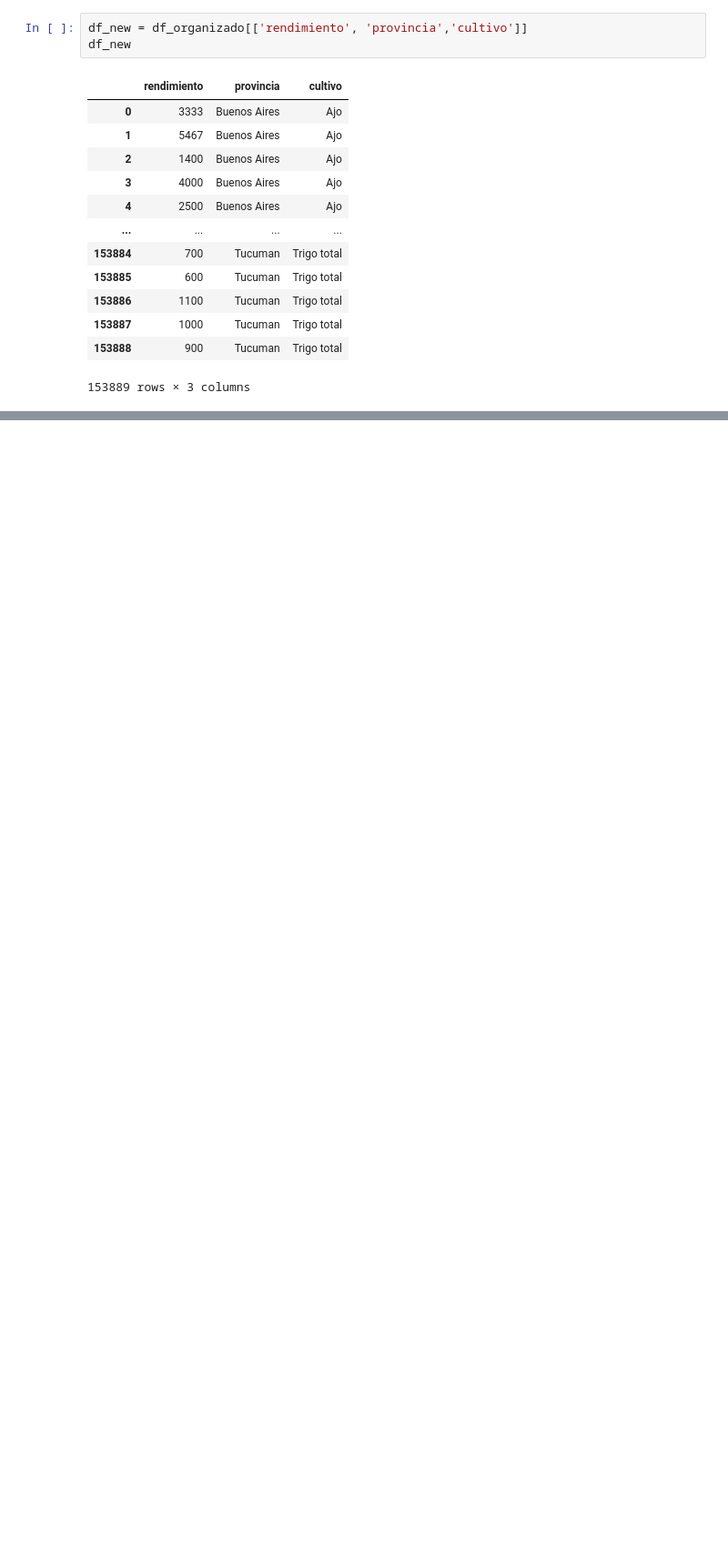
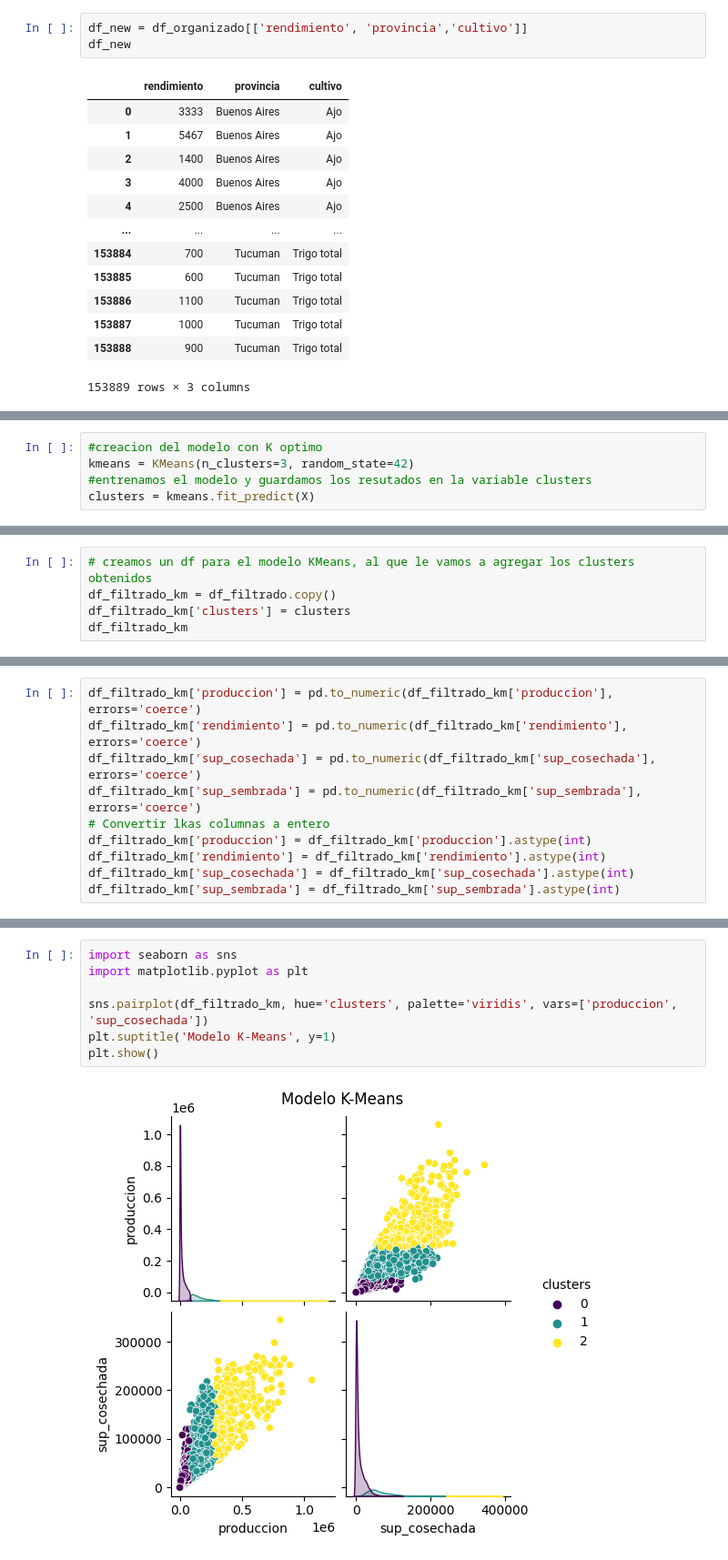
Before and after one commit to IvanGonzal0/Proyecto_Final_BigData, a Jupyter notebook: Final_BigData_IvanGonzaloTapia.ipynb, the cells around one changed output, grey strips where cells are left out. Shown at 91% size. Cells and saved outputs as stored; diff of their text form; blank space fills up the shorter version.

```diff
--- a/Final_BigData_IvanGonzaloTapia.ipynb
+++ b/Final_BigData_IvanGonzaloTapia.ipynb
@@ -395,0 +517,5 @@ df_new
+# %%
+#creacion del modelo con K optimo
+kmeans = KMeans(n_clusters=3, random_state=42)
+#entrenamos el modelo y guardamos los resutados en la variable clusters
+clusters = kmeans.fit_predict(X)
@@ -395,0 +524,5 @@ df_new
+# %%
+# creamos un df para el modelo KMeans, al que le vamos a agregar los clusters obtenidos
+df_filtrado_km = df_filtrado.copy()
+df_filtrado_km['clusters'] = clusters
+df_filtrado_km
@@ -395,0 +536,10 @@ df_new
+# %%
+df_filtrado_km['produccion'] = pd.to_numeric(df_filtrado_km['produccion'], errors='coerce')
+df_filtrado_km['rendimiento'] = pd.to_numeric(df_filtrado_km['rendimiento'], errors='coerce')
+df_filtrado_km['sup_cosechada'] = pd.to_numeric(df_filtrado_km['sup_cosechada'], errors='coerce')
+df_filtrado_km['sup_sembrada'] = pd.to_numeric(df_filtrado_km['sup_sembrada'], errors='coerce')
+# Convertir lkas columnas a entero
+df_filtrado_km['produccion'] = df_filtrado_km['produccion'].astype(int)
+df_filtrado_km['rendimiento'] = df_filtrado_km['rendimiento'].astype(int)
+df_filtrado_km['sup_cosechada'] = df_filtrado_km['sup_cosechada'].astype(int)
+df_filtrado_km['sup_sembrada'] = df_filtrado_km['sup_sembrada'].astype(int)
@@ -395,0 +562,9 @@ df_new
+# %%
+import seaborn as sns
+import matplotlib.pyplot as plt
+
+sns.pairplot(df_filtrado_km, hue='clusters', palette='viridis', vars=['produccion', 'sup_cosechada'])
+plt.suptitle('Modelo K-Means', y=1)
+plt.show()
+# %% [output]
+[figure, added]
```
Also changed, not shown: parts of 26 cells of this notebook.
